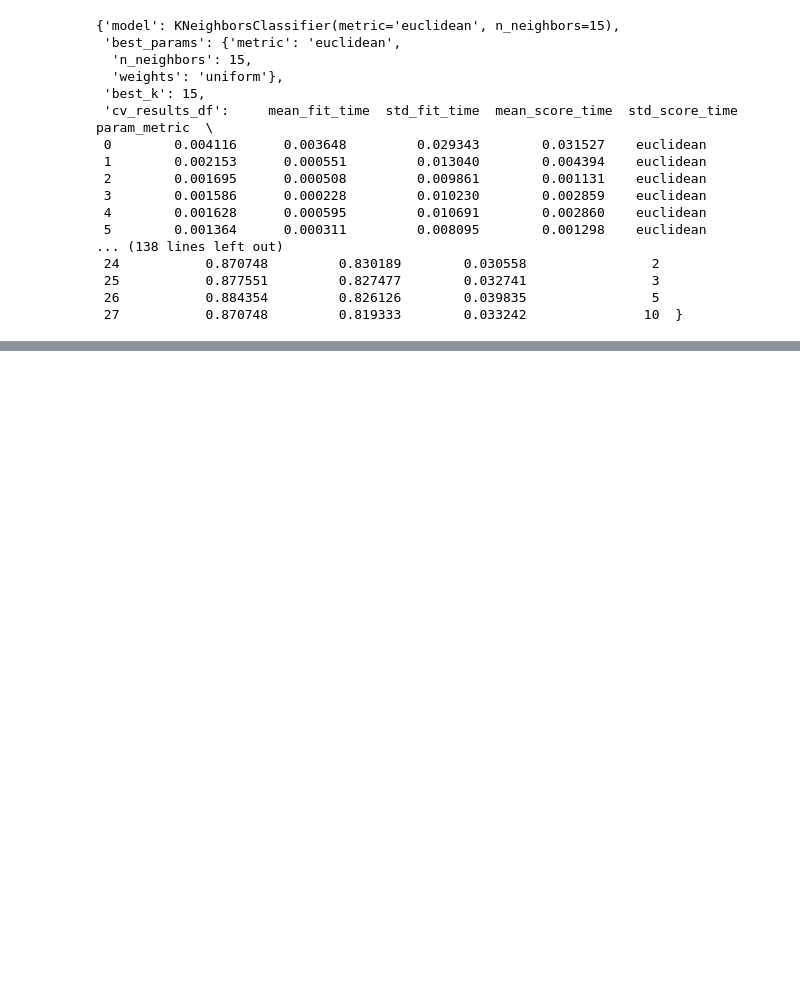
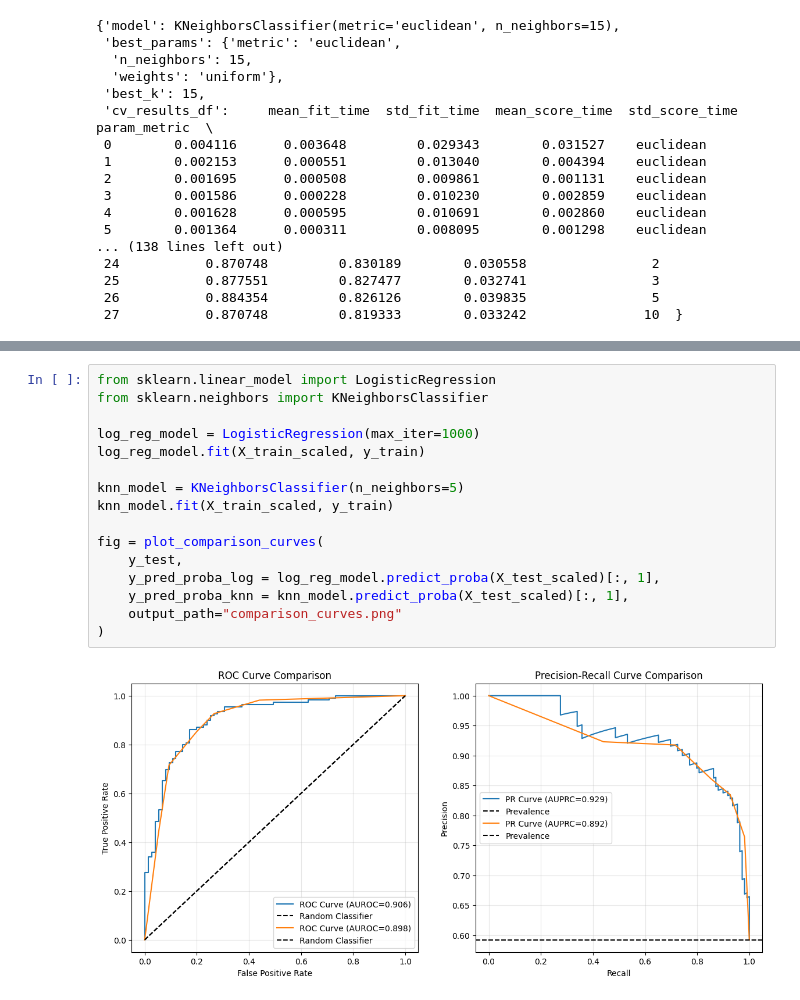
Before and after one commit to ml-binf-5507/assignment-2-supervised-learning-mclappe, a Jupyter notebook: notebooks/maya_testing.ipynb, the cells around one changed output, grey strips where cells are left out. Drawn from its saved outputs; the diff is of its cells as text; blank space fills up the shorter version.

```diff
--- a/notebooks/maya_testing.ipynb
+++ b/notebooks/maya_testing.ipynb
@@ -628,0 +911,18 @@ Now I'm testing evaluation
+# %%
+from sklearn.linear_model import LogisticRegression
+from sklearn.neighbors import KNeighborsClassifier
+
+log_reg_model = LogisticRegression(max_iter=1000)
+log_reg_model.fit(X_train_scaled, y_train)
+
+knn_model = KNeighborsClassifier(n_neighbors=5)
+knn_model.fit(X_train_scaled, y_train)
+
+fig = plot_comparison_curves(
+    y_test,
+    y_pred_proba_log = log_reg_model.predict_proba(X_test_scaled)[:, 1],
+    y_pred_proba_knn = knn_model.predict_proba(X_test_scaled)[:, 1],
+    output_path="comparison_curves.png"
+)
+# %% [output]
+[figure, added]
```
Also changed, not shown: parts of 5 cells of this notebook, 2 other files.
